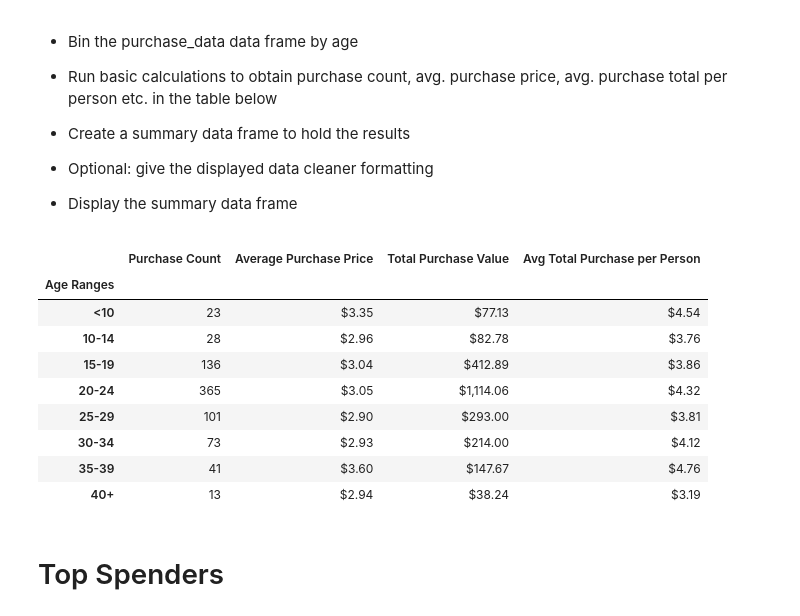
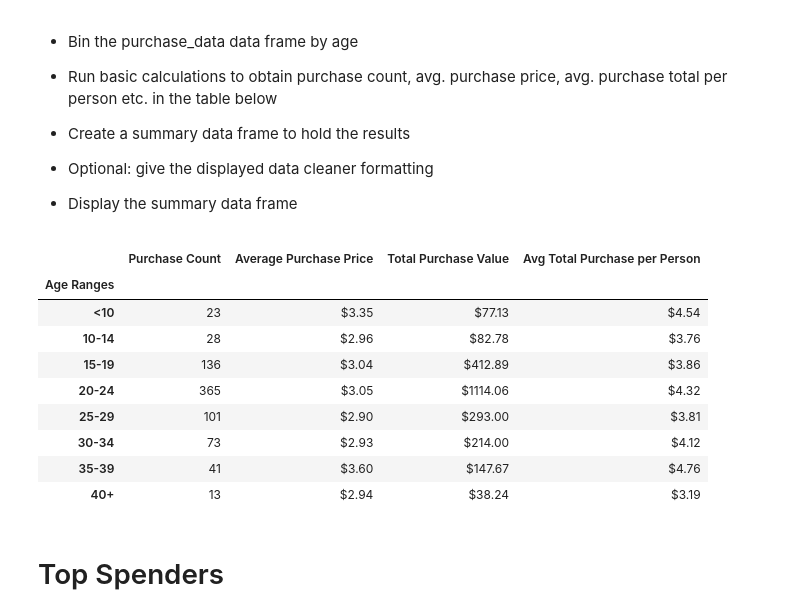
Before and after one commit to Radhika198/pandas-challenge, a Jupyter notebook: HeroesOfPymoli/HeroesOfPymoli_starter.ipynb, the cells around one changed output. Drawn from its saved outputs; the diff is of its cells as text; code cells hidden in the pictures.

```diff
--- a/HeroesOfPymoli/HeroesOfPymoli_starter.ipynb
+++ b/HeroesOfPymoli/HeroesOfPymoli_starter.ipynb
@@ -237,36 +280,46 @@ age_demographics.style.format({"Percentage of Players":"{:,.2f}%"})
 # %%
 # Total purchases by age
 purchase_count = age_grouped["Purchase ID"].count()
 
 # Avg. purchase prices by age
 avg_purchase_price = age_grouped["Price"].mean()
 
 # Avg. purchase total by age
 purchase_total = age_grouped["Price"].sum()
 
 # Calculating Avg. purchase per person
 avg_purchase_per_person = purchase_total/total_count_age
 
 # Create New dataframe to hold results
 age_pur_analysis = pd.DataFrame({"Purchase Count": purchase_count,
                                     "Average Purchase Price": avg_purchase_price,
                                     "Total Purchase Value":purchase_total,
                                     "Avg Total Purchase per Person": avg_purchase_per_person})
 
 # Provide index in top left as "Age Ranges"
 age_pur_analysis.index.name = "Age Ranges"
 
 # Format with currency style
-age_pur_analysis.style.format({"Average Purchase Price":"${:,.2f}",
-                                  "Total Purchase Value":"${:,.2f}",
-                                  "Avg Total Purchase per Person":"${:,.2f}"})
+age_pur_analysis["Average Purchase Price"] = age_pur_analysis["Average Purchase Price"].map("${:.2f}".format)
+age_pur_analysis["Total Purchase Value"] = age_pur_analysis["Total Purchase Value"].map("${:.2f}".format)
+age_pur_analysis["Avg Total Purchase per Person"] = age_pur_analysis["Avg Total Purchase per Person"].map("${:.2f}".format)
+
+#Display dataframe in table format
+age_pur_analysis = age_pur_analysis.style.set_table_styles(
+    [{"selector": "", "props": [("border", "1px solid grey")]},
+      {"selector": "tbody td", "props": [("background-color", "white"), ("border", "1px solid grey"),("text-align","left")]},
+     {"selector": "th", "props": [("background-color", "WhiteSmoke"), ("border", "1px solid grey"),("text-align","left")]}
+    ]
+)
+
+age_pur_analysis
 # %% [output]
 |  | Purchase Count | Average Purchase Price | Total Purchase Value | Avg Total Purchase per Person |
 | Age Ranges |  |  |  |  |
 | <10 | 23 | $3.35 | $77.13 | $4.54 |
 | 10-14 | 28 | $2.96 | $82.78 | $3.76 |
 | 15-19 | 136 | $3.04 | $412.89 | $3.86 |
-| 20-24 | 365 | $3.05 | $1,114.06 | $4.32 |
+| 20-24 | 365 | $3.05 | $1114.06 | $4.32 |
 | 25-29 | 101 | $2.90 | $293.00 | $3.81 |
 | 30-34 | 73 | $2.93 | $214.00 | $4.12 |
 | 35-39 | 41 | $3.60 | $147.67 | $4.76 |
```
Also changed, not shown: parts of 10 cells of this notebook.
